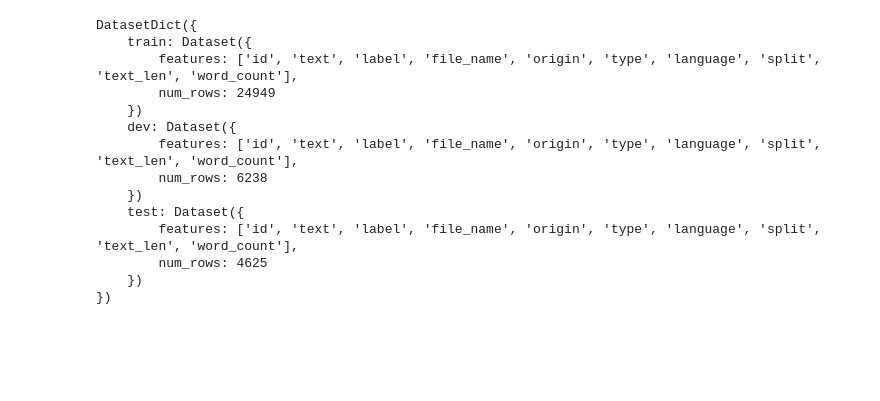
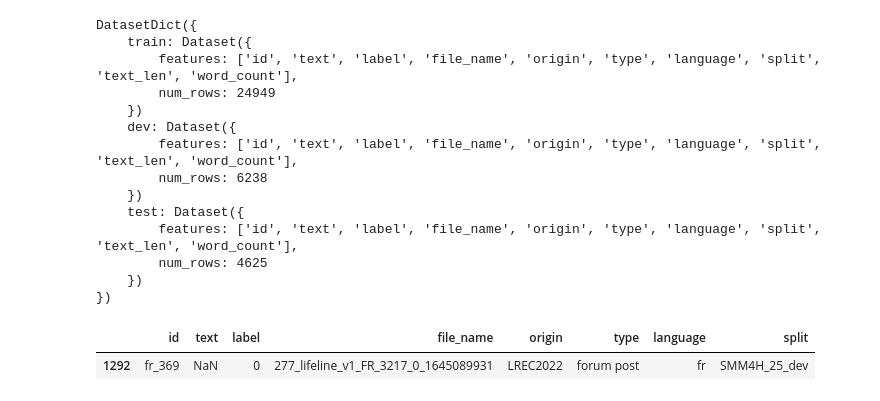
Before and after one commit to emukans/smm4h2025-riga, a Jupyter notebook: notebook/analyze_data.ipynb, the cells around one changed output. Drawn from its saved outputs; the diff is of its cells as text; code cells hidden in the pictures; blank space fills up the shorter version.

```diff
--- a/notebook/analyze_data.ipynb
+++ b/notebook/analyze_data.ipynb
@@ -273,0 +292,9 @@ dataset.save_to_disk('../data/task1/plain_ds')
+# %%
+dev_df2 = pd.read_csv(os.path.join(data_dir, 'dev_preprocessed.csv'))
+train_df2 = pd.read_csv(os.path.join(data_dir, 'train_preprocessed.csv'))
+
+
+dev_df2[dev_df2['text'].isna()]
+# %% [output]
+|  | id | text | label | file_name | origin | type | language | split |
+| 1292 | fr_369 | NaN | 0 | 277_lifeline_v1_FR_3217_0_1645089931 | LREC2022 | forum post | fr | SMM4H_25_dev |
```
Also changed, not shown: parts of 6 cells of this notebook, 10 other files.
